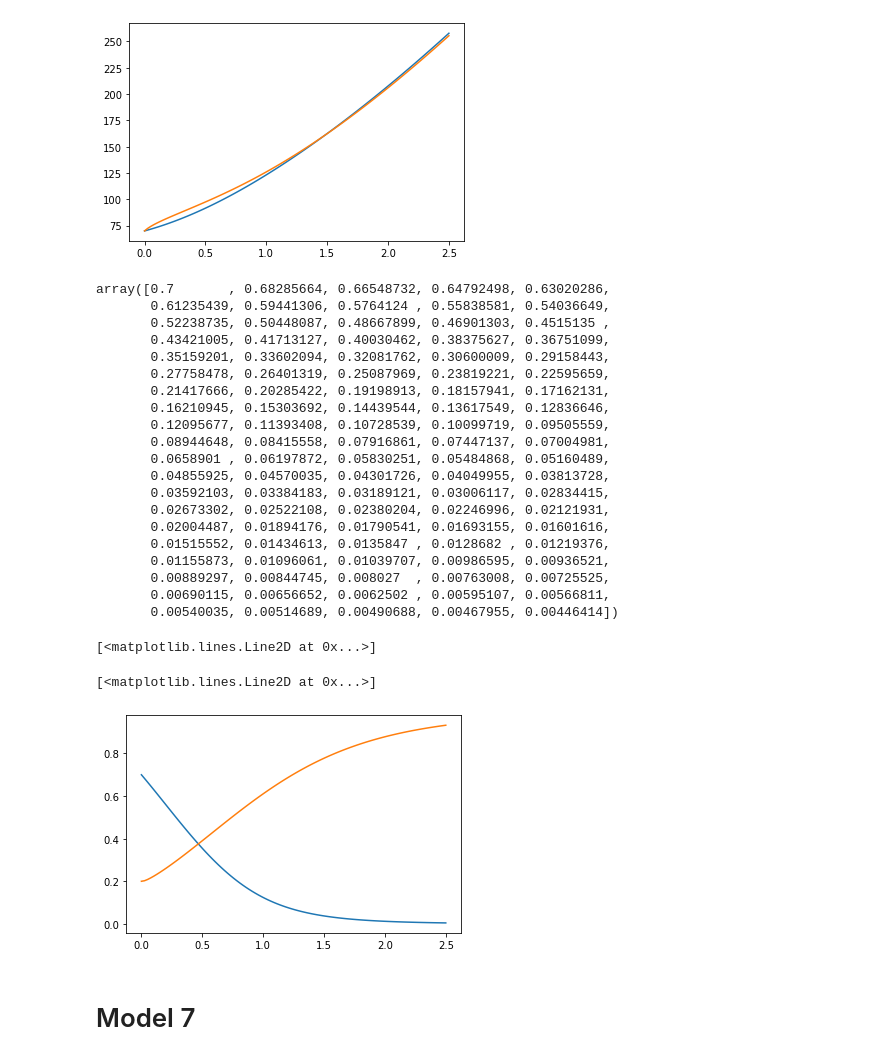
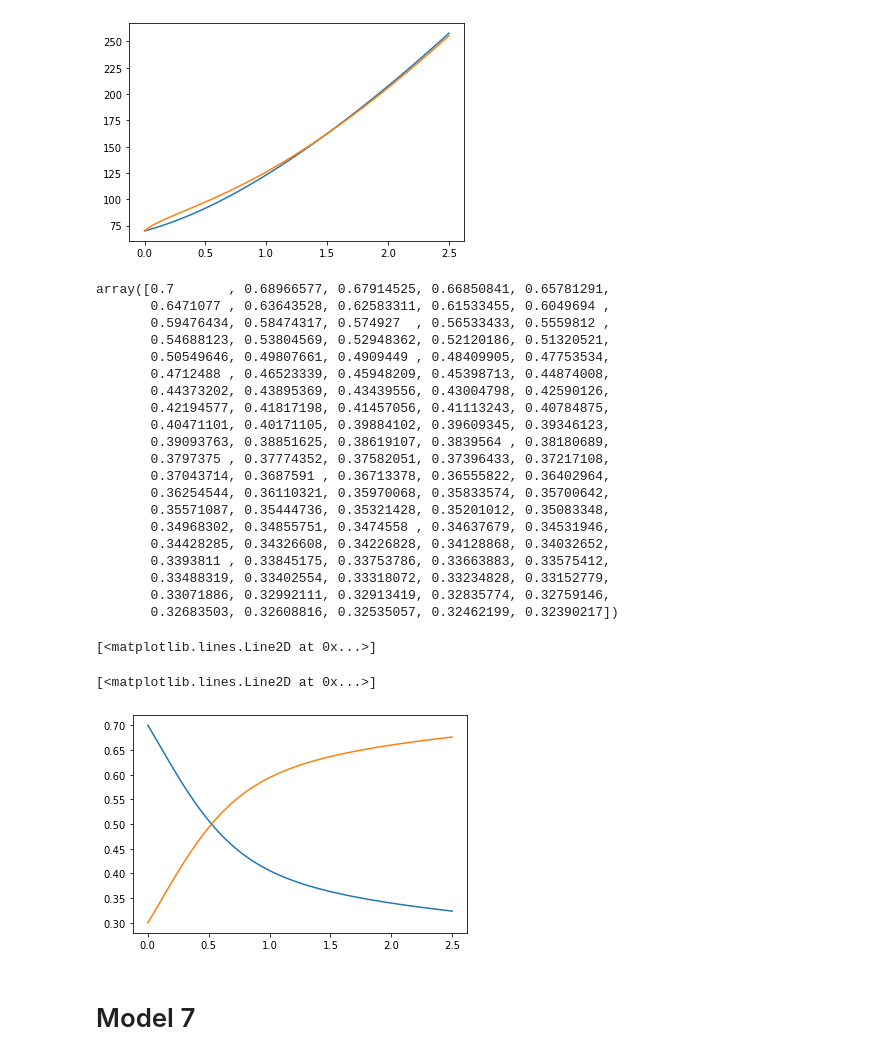
Before and after one commit to ViktorGakis/fishplots, a Jupyter notebook: fishplots.ipynb, the cells around one changed output. Drawn from its saved outputs; the diff is of its cells as text; code cells hidden in the pictures.

```diff
--- a/fishplots.ipynb
+++ b/fishplots.ipynb
@@ -89,8 +89,8 @@ def Ηfunction(z,y,equationE):
 # %%
 # fish plot for LCDM
 # \Omega_{\Lambda} = E**2 -Omega_{m0} (1+z)**3
-omegam = 0.2
-h = 0.6
+omegam = 0.3
+h = 0.9
 def omegalamda(zs,omegam,h):
       return 1 - ((100*h)/ΗfunctionLCDM(zs,[omegam,h]))**2*omegam*((1+zs)**3)
 omegalamda(zs,0.3,0.7)
@@ -208,7 +208,7 @@ plt.plot(zs,Ηfunctionexp1(zs,[0.3,0.7]))
 # %%
 # fish plot for LCDM
 # \Omega_{\Lambda} = E**2 -Omega_{m0} (1+z)**3
-omegam = 0.2
+omegam = 0.3
 h = 0.6
 def omegalamda(zs,omegam,h):
       return 1 - ((100*h)/ΗfunctionLCDM(zs,[omegam,h]))**2*omegam*((1+zs)**3)
@@ -243,9 +243,11 @@ array([0.7       , 0.68405734, 0.66807352, 0.6520863 , 0.63613173,
 # %%
 # fish plot for exp1
+omegam = 0.3
+h = 0.7
 def omegalamda(zs,omegam,h):
       return 1 - ((100*h)/Ηfunctionexp1(zs,[omegam,h]))**2*omegam*((1+zs)**3)
 omegalamda(zs,0.3,0.7)
-plt.plot(zs,omegalamda(zs,0.3,0.7))
+plt.plot(zs,omegalamda(zs,omegam,h))
 plt.plot(zs,((omegam)*((1+zs)**3))/((Ηfunctionexp1(zs,[omegam,h])/(100*h))**2))
 # intersection point, to the left accelarated, to the right disaccelerated
 # %% [output]
@@ -407,7 +409,7 @@ plt.plot(zs,Ηfunction(zs,[0.3,0.7,1],equation_E5))
 # %%
 # fish plot for Ηfunction
 def omegalamda(zs,omegam,h):
-      return 1 - ((100*h)/Ηfunction(zs,[omegam,h,1],equation_E5))**2*omegam*((1+zs)**3)
+      return 1 - ((100*h)/Ηfunction(zs,[omegam,h,2],equation_E5))**2*omegam*((1+zs)**3)
 omegalamda(zs,0.3,0.7)
 plt.plot(zs,omegalamda(zs,0.3,0.7))
 plt.plot(zs,((omegam)*((1+zs)**3))/((Ηfunction(zs,[omegam,h,1],equation_E5)/(100*h))**2))
@@ -454,37 +456,37 @@ plt.plot(zs,Ηfunction(zs,[0.3,0.7,0.5],equation_E6))
 [figure]
 # %%
 # fish plot for Ηfunction
-a = -0.2
+a = 1.9
 def omegalamda(zs,omegam,h):
       return 1 - ((100*h)/Ηfunction(zs,[omegam,h,a],equation_E6))**2*omegam*((1+zs)**3)
 omegalamda(zs,0.3,0.7)
 plt.plot(zs,omegalamda(zs,0.3,0.7))
-plt.plot(zs,((omegam)*((1+zs)**3))/((Ηfunction(zs,[omegam,h,0.5],equation_E6)/(100*h))**2))
+plt.plot(zs,((omegam)*((1+zs)**3))/((Ηfunction(zs,[omegam,h,a],equation_E6)/(100*h))**2),label='')
 # intersection point, to the left accelarated, to the right disaccelerated
 # %% [output]
-array([0.7       , 0.68285664, 0.66548732, 0.64792498, 0.63020286,
-       0.61235439, 0.59441306, 0.5764124 , 0.55838581, 0.54036649,
-       0.52238735, 0.50448087, 0.48667899, 0.46901303, 0.4515135 ,
-       0.43421005, 0.41713127, 0.40030462, 0.38375627, 0.36751099,
-       0.35159201, 0.33602094, 0.32081762, 0.30600009, 0.29158443,
-       0.27758478, 0.26401319, 0.25087969, 0.23819221, 0.22595659,
-       0.21417666, 0.20285422, 0.19198913, 0.18157941, 0.17162131,
-       0.16210945, 0.15303692, 0.14439544, 0.13617549, 0.12836646,
-       0.12095677, 0.11393408, 0.10728539, 0.10099719, 0.09505559,
-       0.08944648, 0.08415558, 0.07916861, 0.07447137, 0.07004981,
-       0.0658901 , 0.06197872, 0.05830251, 0.05484868, 0.05160489,
-       0.04855925, 0.04570035, 0.04301726, 0.04049955, 0.03813728,
-       0.03592103, 0.03384183, 0.03189121, 0.03006117, 0.02834415,
-       0.02673302, 0.02522108, 0.02380204, 0.02246996, 0.02121931,
-       0.02004487, 0.01894176, 0.01790541, 0.01693155, 0.01601616,
-       0.01515552, 0.01434613, 0.0135847 , 0.0128682 , 0.01219376,
-       0.01155873, 0.01096061, 0.01039707, 0.00986595, 0.00936521,
-       0.00889297, 0.00844745, 0.008027  , 0.00763008, 0.00725525,
-       0.00690115, 0.00656652, 0.0062502 , 0.00595107, 0.00566811,
-       0.00540035, 0.00514689, 0.00490688, 0.00467955, 0.00446414])
+array([0.7       , 0.68966577, 0.67914525, 0.66850841, 0.65781291,
+       0.6471077 , 0.63643528, 0.62583311, 0.61533455, 0.6049694 ,
+       0.59476434, 0.58474317, 0.574927  , 0.56533433, 0.5559812 ,
+       0.54688123, 0.53804569, 0.52948362, 0.52120186, 0.51320521,
+       0.50549646, 0.49807661, 0.4909449 , 0.48409905, 0.47753534,
+       0.4712488 , 0.46523339, 0.45948209, 0.45398713, 0.44874008,
+       0.44373202, 0.43895369, 0.43439556, 0.43004798, 0.42590126,
+       0.42194577, 0.41817198, 0.41457056, 0.41113243, 0.40784875,
+       0.40471101, 0.40171105, 0.39884102, 0.39609345, 0.39346123,
+       0.39093763, 0.38851625, 0.38619107, 0.3839564 , 0.38180689,
+       0.3797375 , 0.37774352, 0.37582051, 0.37396433, 0.37217108,
+       0.37043714, 0.3687591 , 0.36713378, 0.36555822, 0.36402964,
+       0.36254544, 0.36110321, 0.35970068, 0.35833574, 0.35700642,
+       0.35571087, 0.35444736, 0.35321428, 0.35201012, 0.35083348,
+       0.34968302, 0.34855751, 0.3474558 , 0.34637679, 0.34531946,
+       0.34428285, 0.34326608, 0.34226828, 0.34128868, 0.34032652,
+       0.3393811 , 0.33845175, 0.33753786, 0.33663883, 0.33575412,
+       0.33488319, 0.33402554, 0.33318072, 0.33234828, 0.33152779,
+       0.33071886, 0.32992111, 0.32913419, 0.32835774, 0.32759146,
+       0.32683503, 0.32608816, 0.32535057, 0.32462199, 0.32390217])
 [<matplotlib.lines.Line2D at 0x...>]
 [<matplotlib.lines.Line2D at 0x...>]
-[figure, old version]
+[figure, new version]
 # %% [markdown]
 # Model 7
 # %%
```
Also changed, not shown: parts of 6 cells of this notebook.
